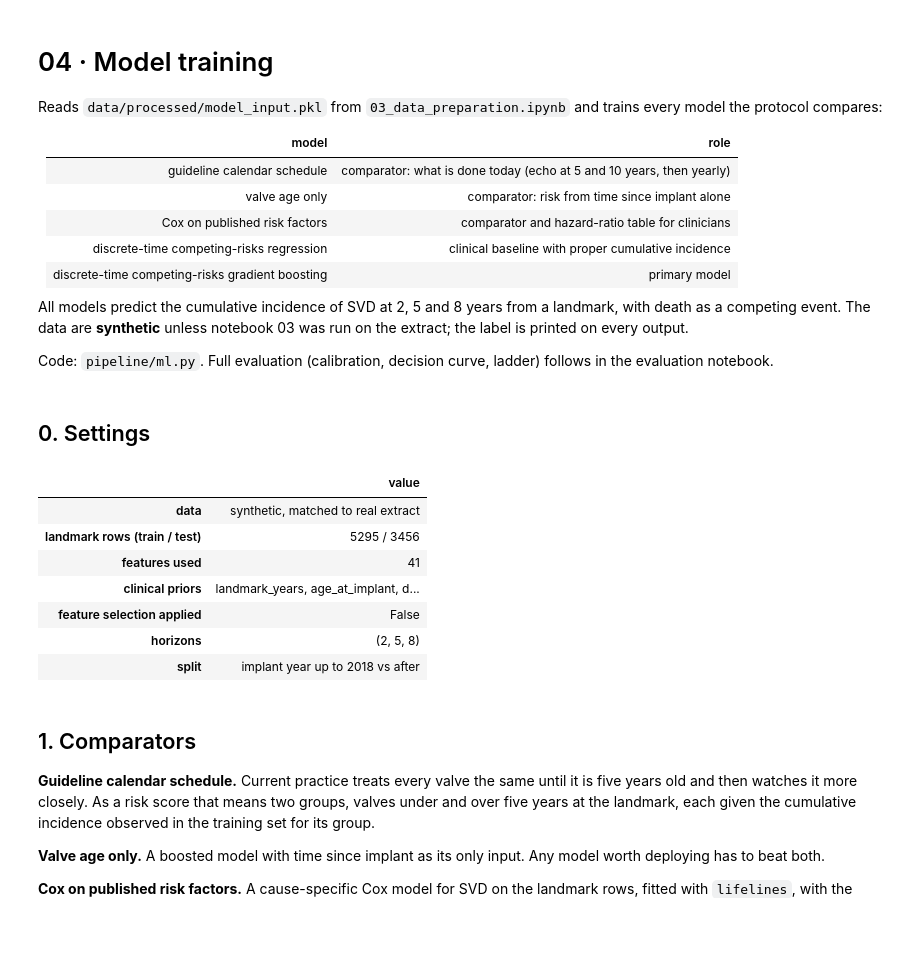
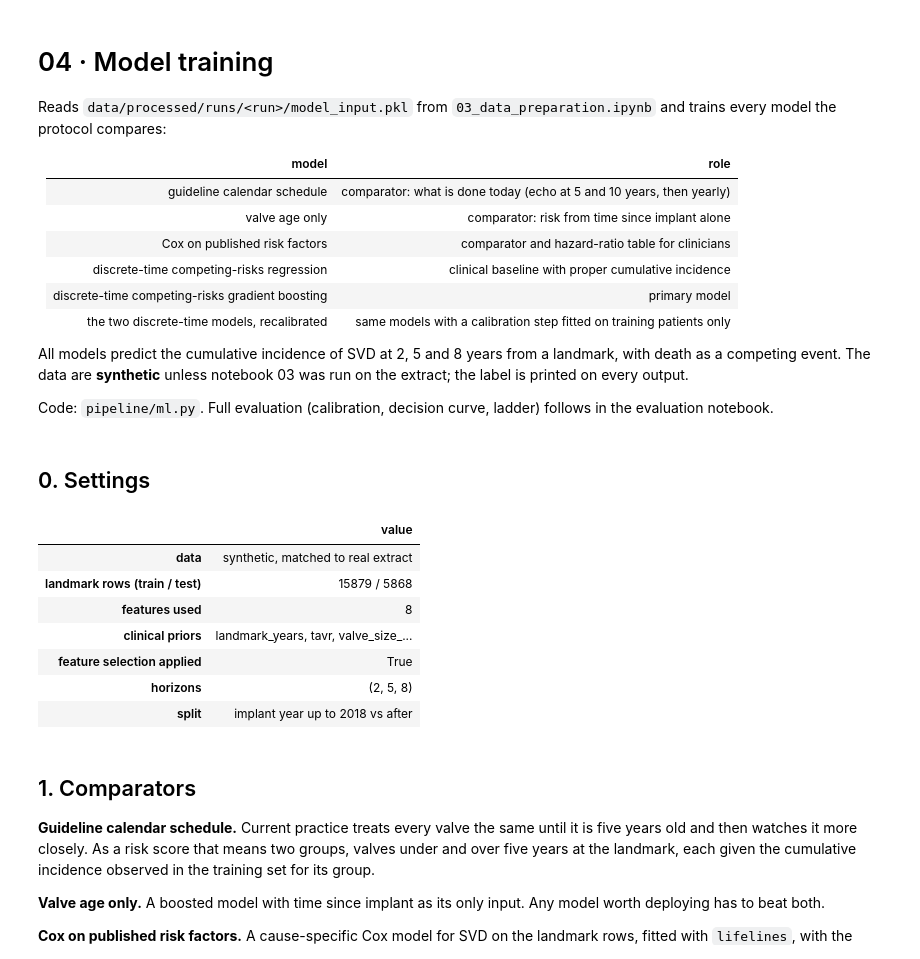
Before and after one commit to nickKyr/dyania-hackathon-avr-durability, a Jupyter notebook: notebooks/04_model_training.ipynb, the cells around one changed output. Cells and saved outputs as stored; diff of their text form; code cells hidden in the pictures; blank space fills up the shorter version.

```diff
--- a/notebooks/04_model_training.ipynb
+++ b/notebooks/04_model_training.ipynb
@@ -1,7 +1,7 @@
 # %% [markdown]
 # 04 · Model training
 
-Reads `data/processed/model_input.pkl` from `03_data_preparation.ipynb` and trains every model the protocol compares:
+Reads `data/processed/runs/<run>/model_input.pkl` from `03_data_preparation.ipynb` and trains every model the protocol compares:
 
 | model | role |
 |---|---|
@@ -10,6 +10,7 @@ Reads `data/processed/model_input.pkl` from `03_data_preparation.ipynb` and trai
 | Cox on published risk factors | comparator and hazard-ratio table for clinicians |
 | discrete-time competing-risks regression | clinical baseline with proper cumulative incidence |
 | discrete-time competing-risks gradient boosting | primary model |
+| the two discrete-time models, recalibrated | same models with a calibration step fitted on training patients only |
 
 All models predict the cumulative incidence of SVD at 2, 5 and 8 years from a landmark, with death as a competing event. The data are **synthetic** unless notebook 03 was run on the extract; the label is printed on every output.
 
@@ -18,44 +19,47 @@ Code: `pipeline/ml.py`. Full evaluation (calibration, decision curve, ladder) fo
 ## 0. Settings
 # %%
 from pathlib import Path
-import sys, importlib, pickle, warnings, time
+import os, sys, importlib, pickle, warnings, time
 import numpy as np
 import pandas as pd
 import matplotlib.pyplot as plt
 
 warnings.filterwarnings("ignore", category=FutureWarning)
 pd.set_option("display.width", 200)
 ROOT = Path.cwd().parent if Path.cwd().name == "notebooks" else Path.cwd()
 sys.path.insert(0, str(ROOT / "notebooks"))
 from pipeline import viz, ml
 for m in (viz, ml):
     importlib.reload(m)
 viz.use_style()
 
 PROCESSED = ROOT / "data" / "processed"
-MODELS = PROCESSED / "models"
+RUN = os.environ.get("AVR_RUN", "main")
+RUN_DIR = PROCESSED / "runs" / RUN
+MODELS = RUN_DIR / "models"
 MODELS.mkdir(parents=True, exist_ok=True)
-bundle = pickle.loads((PROCESSED / "model_input.pkl").read_bytes())
+bundle = pickle.loads((RUN_DIR / "model_input.pkl").read_bytes())
 X, meta, train, test = bundle["X"], bundle["meta"], bundle["train"], bundle["test"]
 FEATURES = bundle["features_used"]
 PRIORS = [f for f in FEATURES if ml.FEATURES[f]["prior"]]
 HORIZONS = tuple(bundle["labels"]["horizons"])
 H = max(HORIZONS)
 LABEL = bundle["label"]
 TUNE = True
 GRID = dict(learning_rate=[0.03, 0.1], max_leaf_nodes=[7, 15, 31], min_samples_leaf=[20, 80])
 CV_FOLDS = 3
 TUNE_HORIZON = 5
+RECAL_METHOD = "platt"
 pd.Series({"data": LABEL, "landmark rows (train / test)": f"{train.sum()} / {test.sum()}", "features used": len(FEATURES),
            "clinical priors": ", ".join(PRIORS), "feature selection applied": bundle["selection"]["enabled"], "horizons": HORIZONS,
            "split": f"implant year up to {bundle['split_year']} vs after"}, name="value").to_frame()
 # %% [output]
 |  | value |
 | data | synthetic, matched to real extract |
-| landmark rows (train / test) | 5295 / 3456 |
-| features used | 41 |
-| clinical priors | landmark_years, age_at_implant, d... |
-| feature selection applied | False |
+| landmark rows (train / test) | 15879 / 5868 |
+| features used | 8 |
+| clinical priors | landmark_years, tavr, valve_size_... |
+| feature selection applied | True |
 | horizons | (2, 5, 8) |
 | split | implant year up to 2018 vs after |
 # %% [markdown]
```
Also changed, not shown: parts of 19 cells of this notebook, 46 other files.
